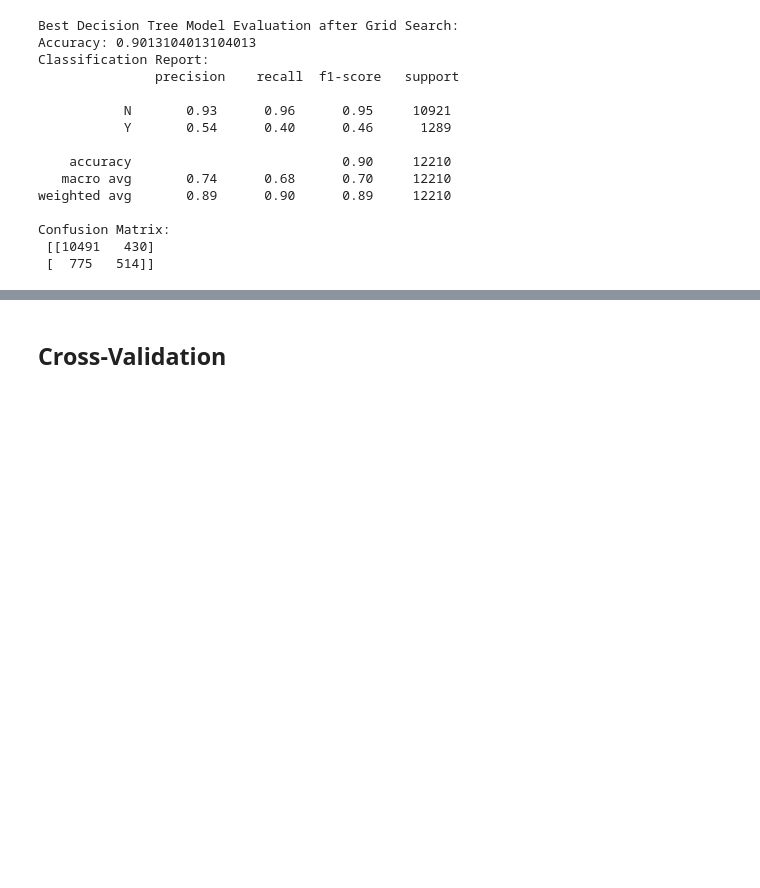
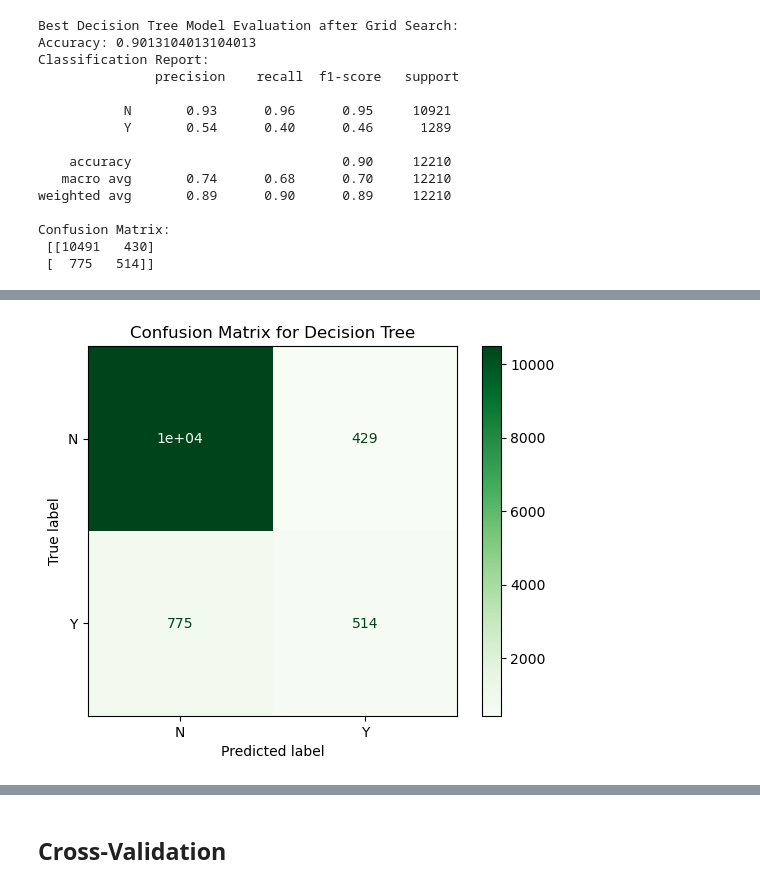
Before and after one commit to DavidGathimbaM/Terry-Traffic-Stops-Data-Science, a Jupyter notebook: index.ipynb, the cells around one changed output, grey strips where cells are left out. Cells and saved outputs as stored; diff of their text form; code cells hidden in the pictures; blank space fills up the shorter version.

```diff
--- a/index.ipynb
+++ b/index.ipynb
@@ -448,0 +437,9 @@ Confusion Matrix:
+# %%
+# Confusion Matrix for Decision Tree
+cm_dt = confusion_matrix(y_test, y_pred_dt)
+disp_dt = ConfusionMatrixDisplay(confusion_matrix=cm_dt, display_labels=decision_tree.classes_)
+disp_dt.plot(cmap='Greens')
+plt.title('Confusion Matrix for Decision Tree')
+plt.show()
+# %% [output]
+[figure, added]
```
Also changed, not shown: parts of 21 cells of this notebook, 4 other files.
